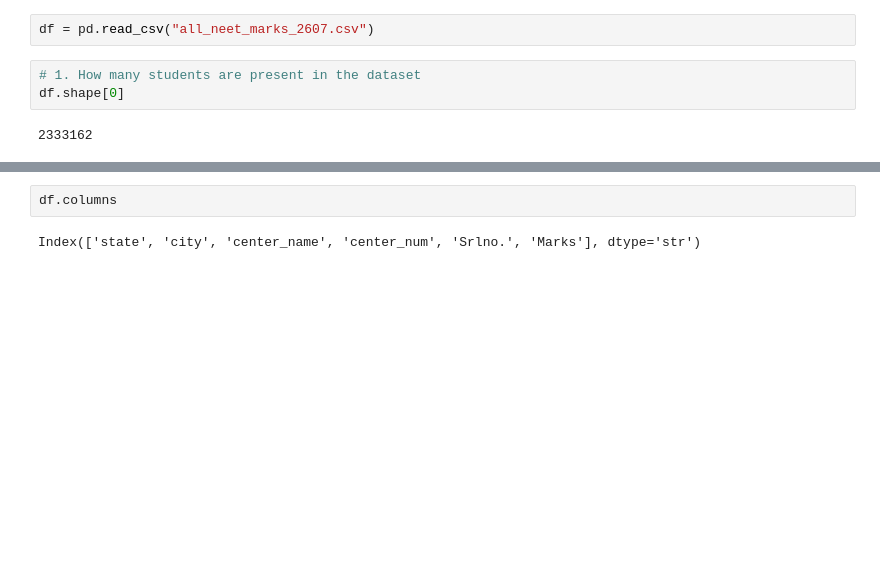
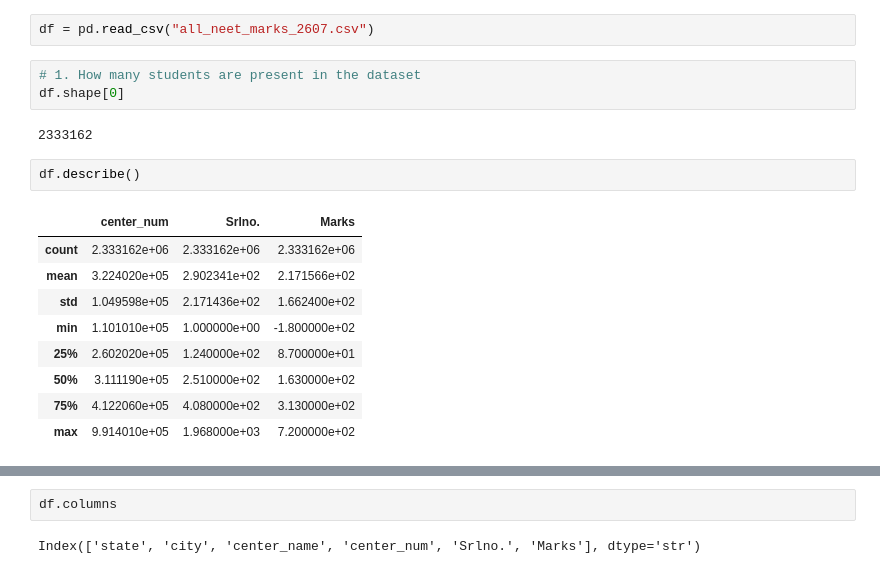
Before and after one commit to paramcgwala-crypto/param_pythonand_ml_turtle_graphic_proper_notation, a Jupyter notebook: basic_Tradition_programing_python/all_neet_marks_2607.ipynb, the cells around one changed output, grey strips where cells are left out. Saved outputs shown, nothing was run; the diff lists cells and outputs as text; blank space fills up the shorter version.

```diff
--- a/basic_Tradition_programing_python/all_neet_marks_2607.ipynb
+++ b/basic_Tradition_programing_python/all_neet_marks_2607.ipynb
@@ -8,3 +8,15 @@ df = pd.read_csv("all_neet_marks_2607.csv")
 df.shape[0]
 # %% [output]
 2333162
+# %%
+df.describe()
+# %% [output]
+|  | center_num | Srlno. | Marks |
+| count | 2.333162e+06 | 2.333162e+06 | 2.333162e+06 |
+| mean | 3.224020e+05 | 2.902341e+02 | 2.171566e+02 |
+| std | 1.049598e+05 | 2.171436e+02 | 1.662400e+02 |
+| min | 1.101010e+05 | 1.000000e+00 | -1.800000e+02 |
+| 25% | 2.602020e+05 | 1.240000e+02 | 8.700000e+01 |
+| 50% | 3.111190e+05 | 2.510000e+02 | 1.630000e+02 |
+| 75% | 4.122060e+05 | 4.080000e+02 | 3.130000e+02 |
+| max | 9.914010e+05 | 1.968000e+03 | 7.200000e+02 |
```
Also changed, not shown: parts of 4 cells of this notebook.
